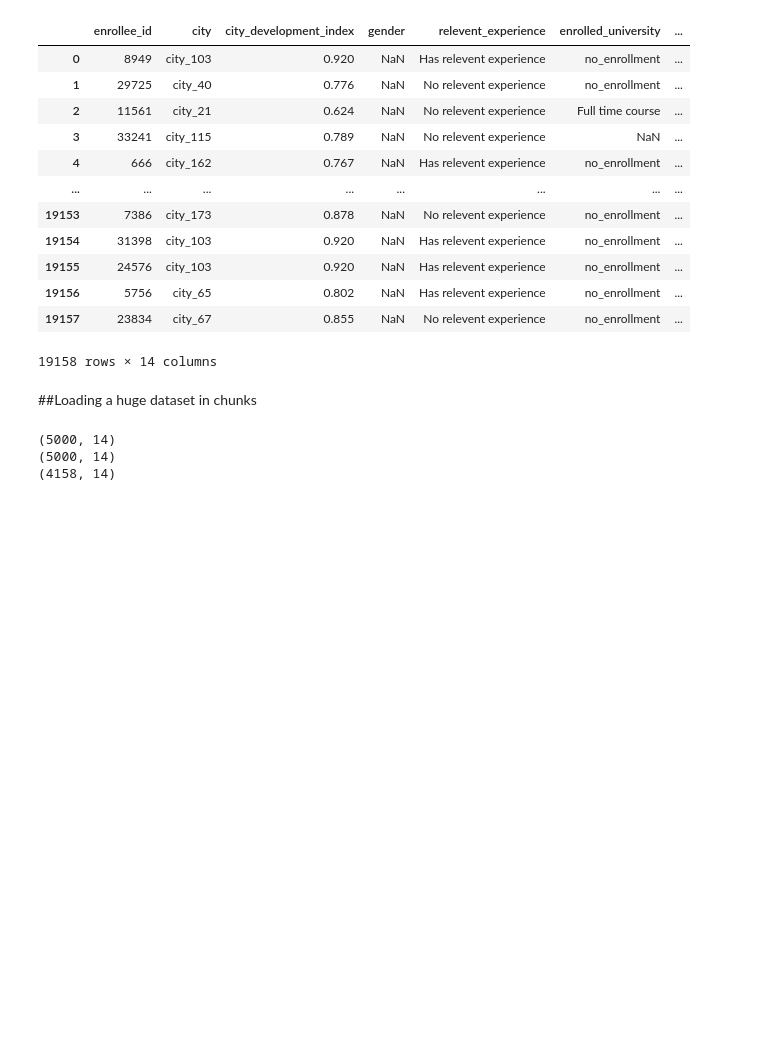
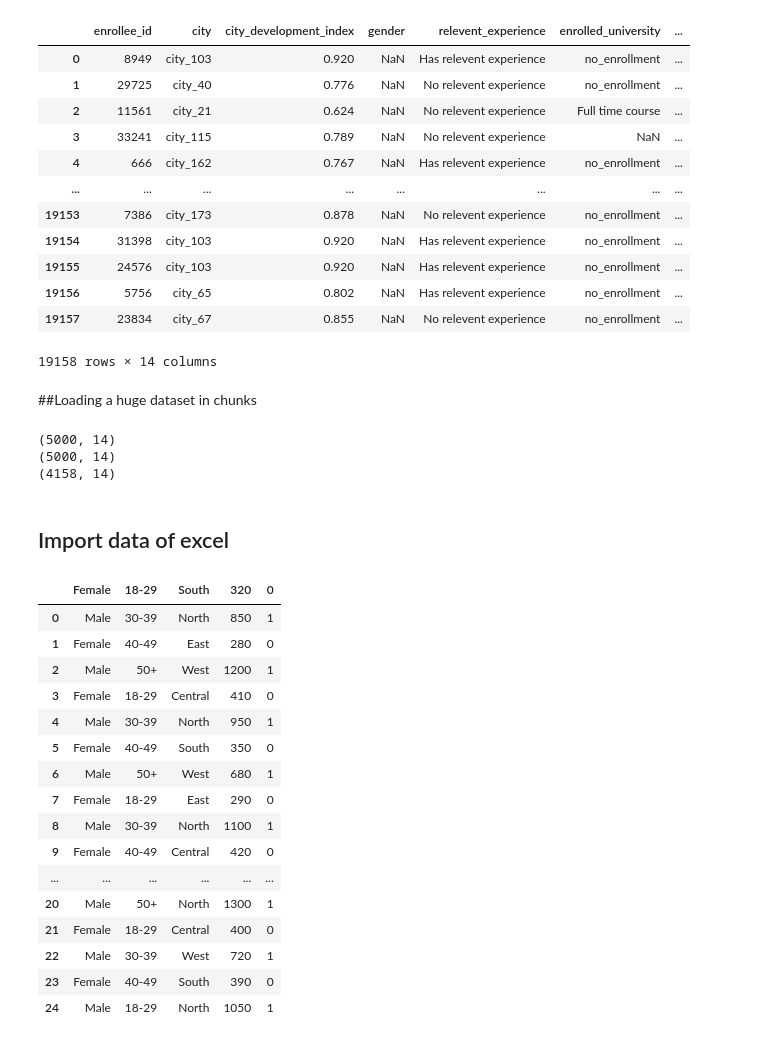
Before and after one commit to akritivishwakarma2007/DE-journey, a Jupyter notebook: Gathering_data.ipynb, the cells around one changed output. Drawn from its saved outputs; the diff is of its cells as text; code cells hidden in the pictures; blank space fills up the shorter version.

Commit message:
Gathering data - using excel file

```diff
--- a/Gathering_data.ipynb
+++ b/Gathering_data.ipynb
@@ -359,3 +359,25 @@ for chunks in dfs:
 (5000, 14)
 (5000, 14)
 (4158, 14)
+# %% [markdown]
+## Import data of excel
+# %%
+pd.read_excel('/content/dummydata.xlsx')
+# %% [output]
+|  | Female | 18-29 | South | 320 | 0 |
+| 0 | Male | 30-39 | North | 850 | 1 |
+| 1 | Female | 40-49 | East | 280 | 0 |
+| 2 | Male | 50+ | West | 1200 | 1 |
+| 3 | Female | 18-29 | Central | 410 | 0 |
+| 4 | Male | 30-39 | North | 950 | 1 |
+| 5 | Female | 40-49 | South | 350 | 0 |
+| 6 | Male | 50+ | West | 680 | 1 |
+| 7 | Female | 18-29 | East | 290 | 0 |
+| 8 | Male | 30-39 | North | 1100 | 1 |
+| 9 | Female | 40-49 | Central | 420 | 0 |
+| ... | ... | ... | ... | ... | ... |
+| 20 | Male | 50+ | North | 1300 | 1 |
+| 21 | Female | 18-29 | Central | 400 | 0 |
+| 22 | Male | 30-39 | West | 720 | 1 |
+| 23 | Female | 40-49 | South | 390 | 0 |
+| 24 | Male | 18-29 | North | 1050 | 1 |
```
